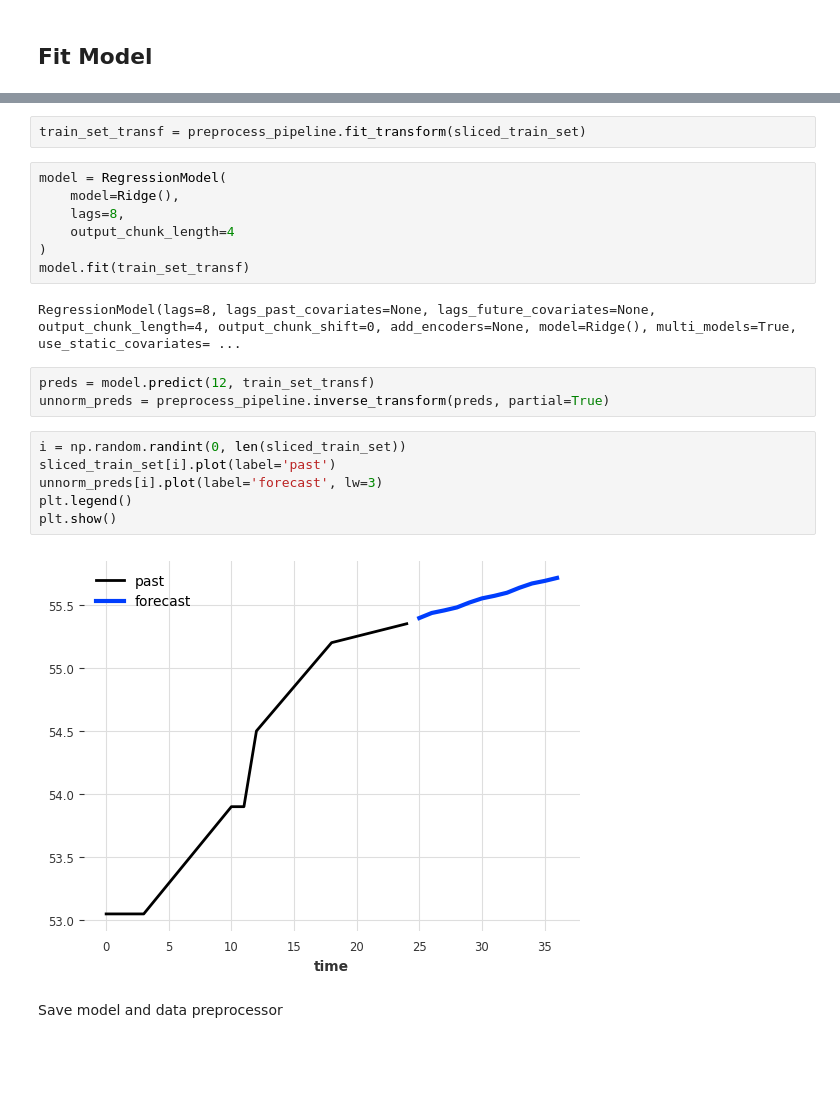
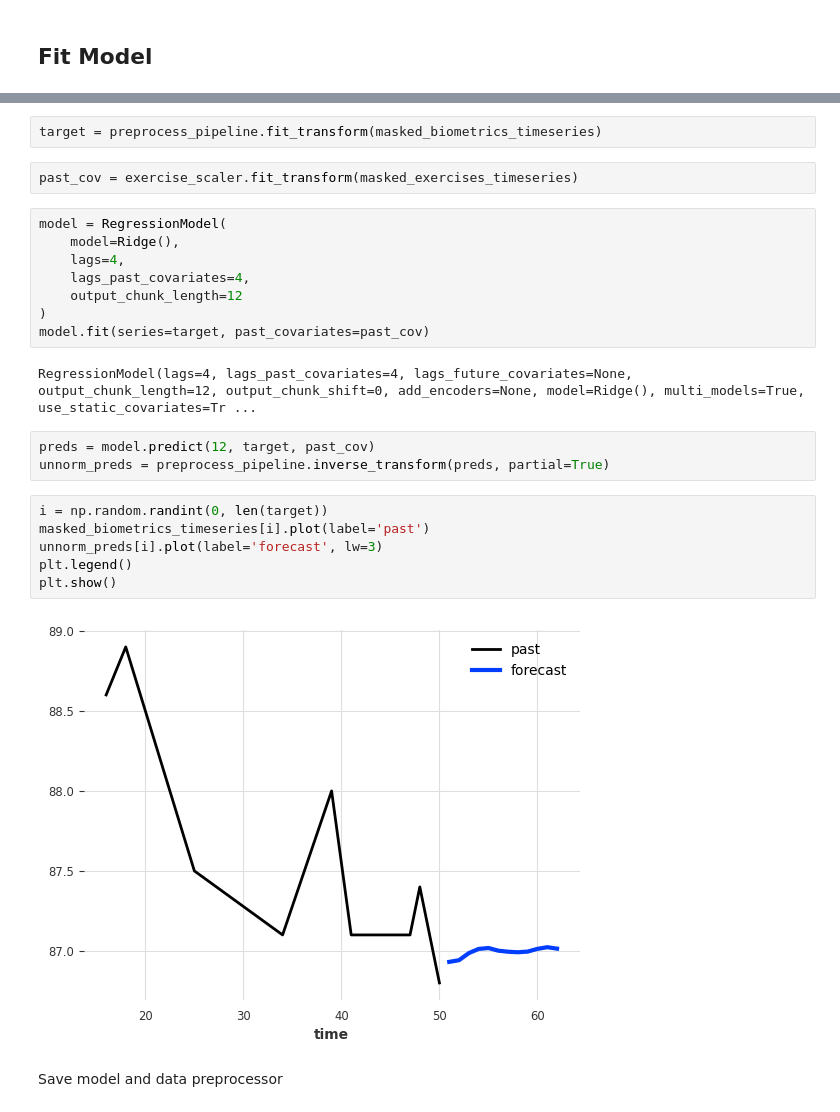
Before and after one commit to ariskoutris/biodash, a Jupyter notebook: forecasting-model/model_training.ipynb, the cells around one changed output, grey strips where cells are left out. Drawn from its saved outputs; the diff is of its cells as text; blank space fills up the shorter version.

Commit message:
Update forecasting model, add shap values method and checkpoint files
Former-commit-id: 60ca980d2ddba82e0a06435f06c2abb3bb73f10c

```diff
--- a/forecasting-model/model_training.ipynb
+++ b/forecasting-model/model_training.ipynb
@@ -133,25 +230,28 @@ sliced_train_set = [x.slice(0,25) for x in shifted_train_set if x.end_time() >=
 # %%
-train_set_transf = preprocess_pipeline.fit_transform(sliced_train_set)
+target = preprocess_pipeline.fit_transform(masked_biometrics_timeseries)
+# %%
+past_cov = exercise_scaler.fit_transform(masked_exercises_timeseries)
 # %%
 model = RegressionModel(
     model=Ridge(),
-    lags=8,
-    output_chunk_length=4
+    lags=4,
+    lags_past_covariates=4,
+    output_chunk_length=12
 )
-model.fit(train_set_transf)
+model.fit(series=target, past_covariates=past_cov)
 # %% [output]
-RegressionModel(lags=8, lags_past_covariates=None, lags_future_covariates=None, output_chunk_length=4, output_chunk_shift=0, add_encoders=None, model=Ridge(), multi_models=True, use_static_covariates= ...
+RegressionModel(lags=4, lags_past_covariates=4, lags_future_covariates=None, output_chunk_length=12, output_chunk_shift=0, add_encoders=None, model=Ridge(), multi_models=True, use_static_covariates=Tr ...
 # %%
-preds = model.predict(12, train_set_transf)
+preds = model.predict(12, target, past_cov)
 unnorm_preds = preprocess_pipeline.inverse_transform(preds, partial=True)
 # %%
-i = np.random.randint(0, len(sliced_train_set))
-sliced_train_set[i].plot(label='past')
+i = np.random.randint(0, len(target))
+masked_biometrics_timeseries[i].plot(label='past')
 unnorm_preds[i].plot(label='forecast', lw=3)
 plt.legend()
 plt.show()
 # %% [output]
-[figure, old version]
+[figure, new version]
 # %% [markdown]
 Save model and data preprocessor
 # %%
```
Also changed, not shown: parts of 63 cells of this notebook, 8 other files.
